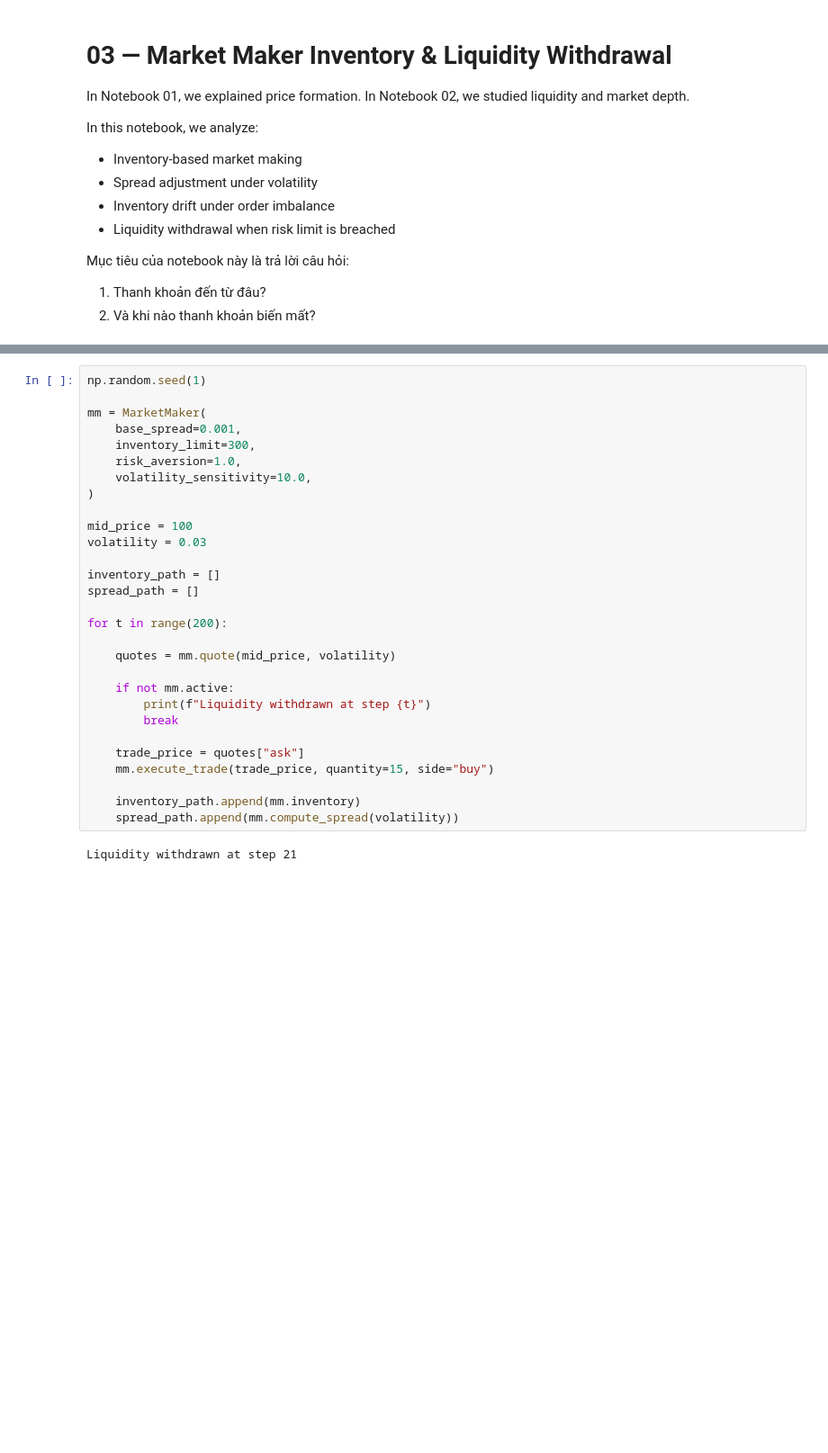
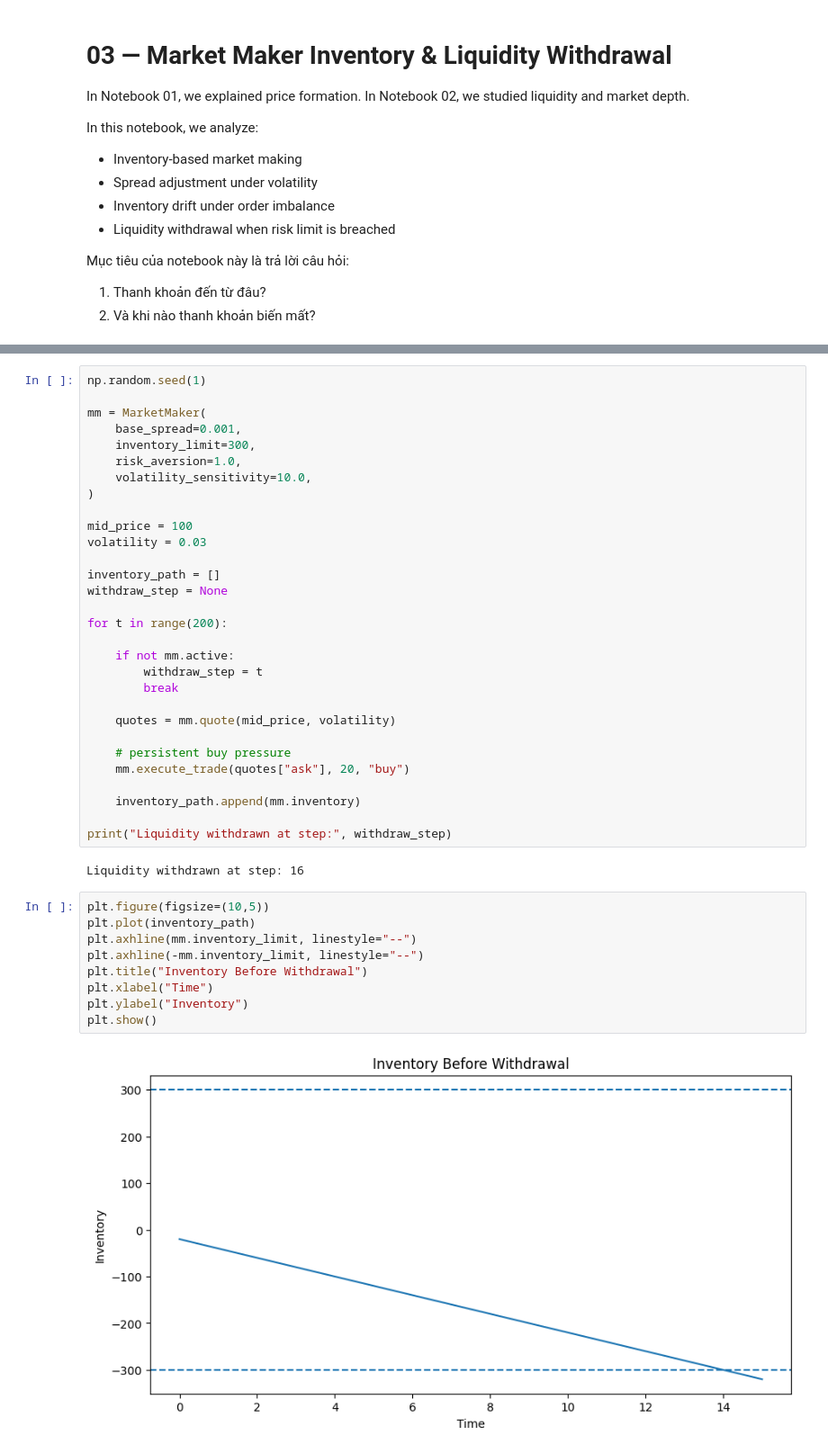
Before and after one commit to thisYui/Market-Reality-and-Dynamics, a Jupyter notebook: notebooks/01_market_structure/03_market_maker_inventory.ipynb, the cells around one changed output, grey strips where cells are left out. Shown at 90% size. Saved outputs shown, nothing was run; the diff lists cells and outputs as text; blank space fills up the shorter version.

```diff
--- a/notebooks/01_market_structure/03_market_maker_inventory.ipynb
+++ b/notebooks/01_market_structure/03_market_maker_inventory.ipynb
@@ -428,20 +550,32 @@ mid_price = 100
 volatility = 0.03
 
 inventory_path = []
-spread_path = []
+withdraw_step = None
 
 for t in range(200):
 
+    if not mm.active:
+        withdraw_step = t
+        break
+
     quotes = mm.quote(mid_price, volatility)
 
-    if not mm.active:
-        print(f"Liquidity withdrawn at step {t}")
-        break
-
-    trade_price = quotes["ask"]
-    mm.execute_trade(trade_price, quantity=15, side="buy")
+    # persistent buy pressure
+    mm.execute_trade(quotes["ask"], 20, "buy")
 
     inventory_path.append(mm.inventory)
-    spread_path.append(mm.compute_spread(volatility))
+
+print("Liquidity withdrawn at step:", withdraw_step)
 # %% [output]
-Liquidity withdrawn at step 21
+Liquidity withdrawn at step: 16
+# %%
+plt.figure(figsize=(10,5))
+plt.plot(inventory_path)
+plt.axhline(mm.inventory_limit, linestyle="--")
+plt.axhline(-mm.inventory_limit, linestyle="--")
+plt.title("Inventory Before Withdrawal")
+plt.xlabel("Time")
+plt.ylabel("Inventory")
+plt.show()
+# %% [output]
+[figure, added]
```
Also changed, not shown: parts of 19 cells of this notebook, 2 other files.
